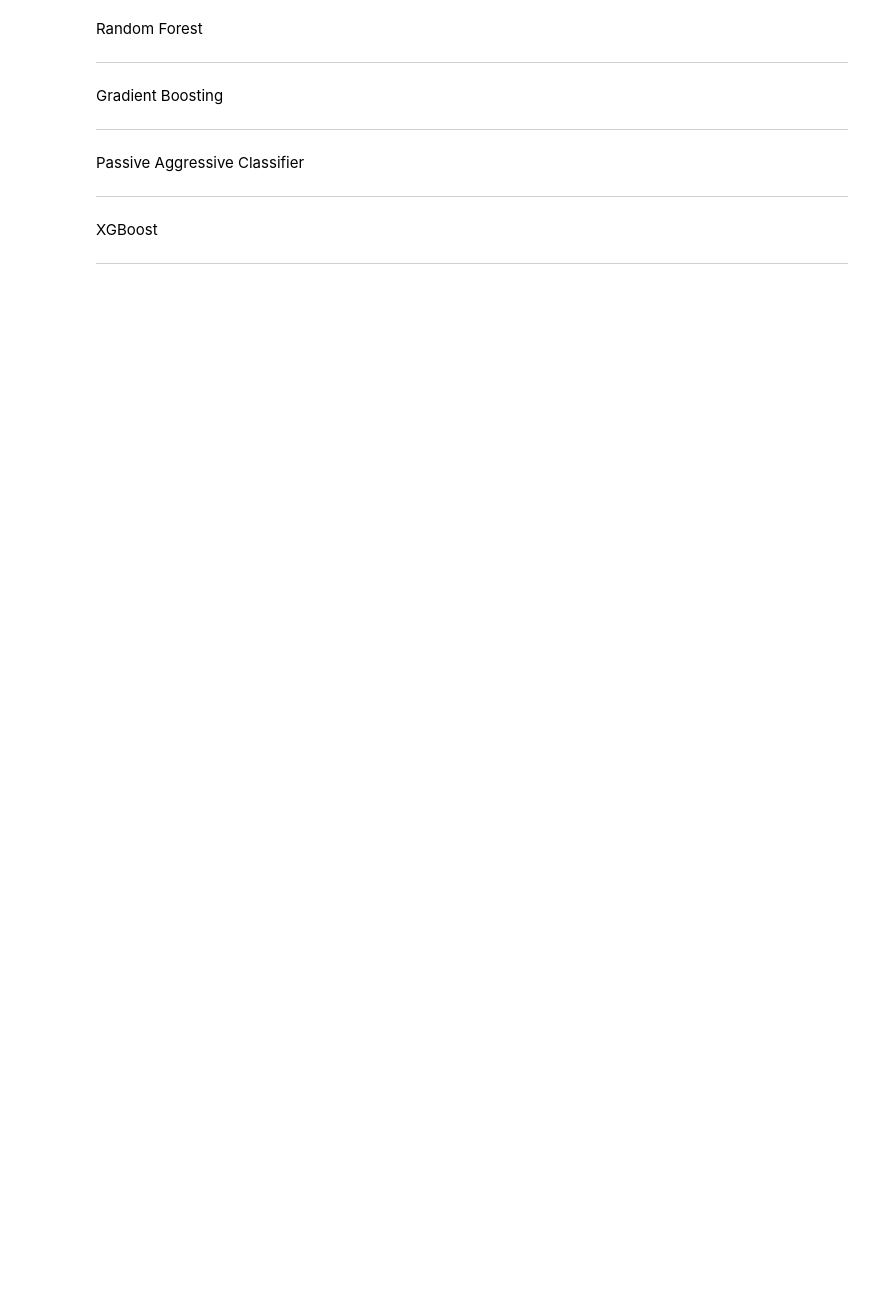
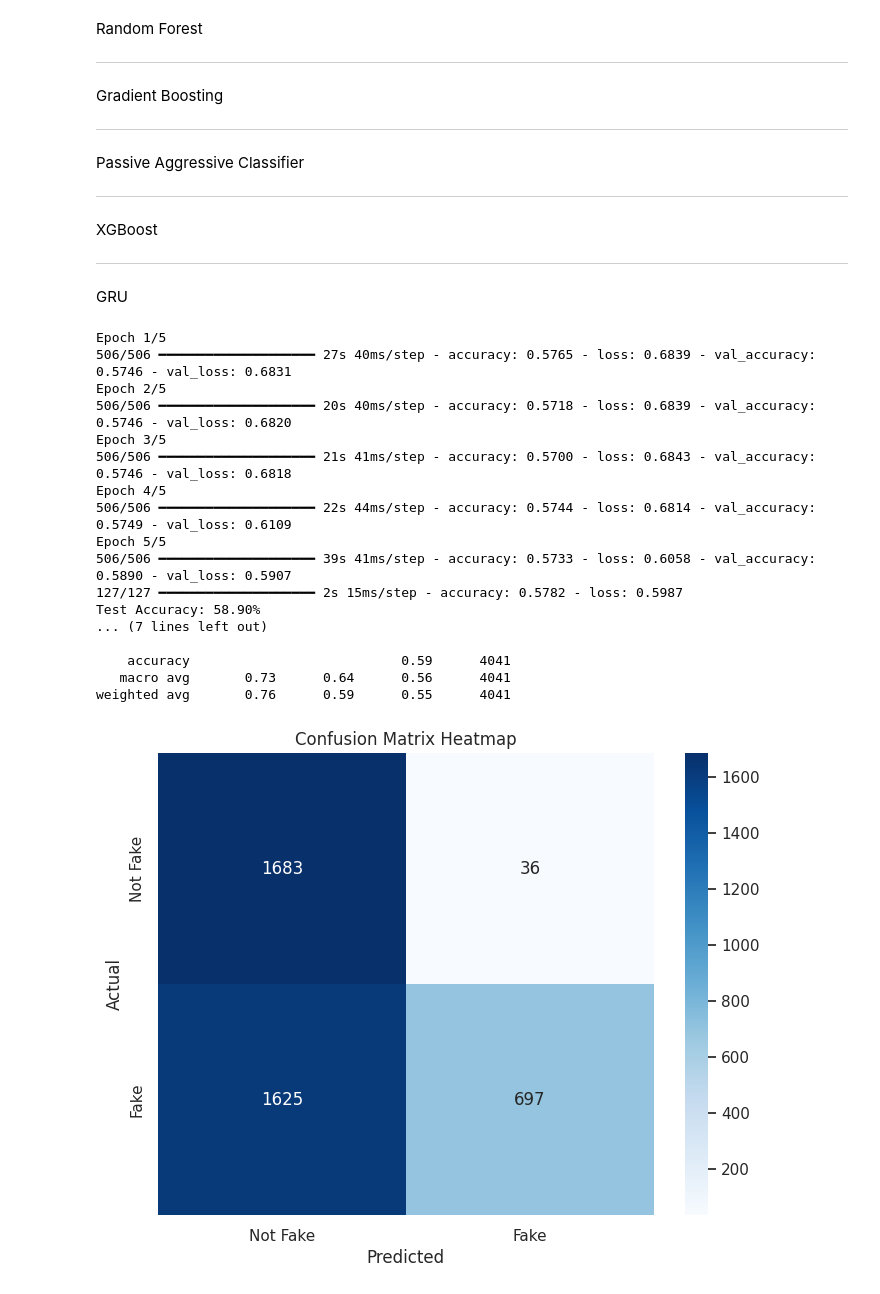
Before and after one commit to nathanael6556/fake-news-detection, a Jupyter notebook: digitalent_model_v2.ipynb, the cells around one changed output. Cells and saved outputs as stored; diff of their text form; code cells hidden in the pictures; blank space fills up the shorter version.

```diff
--- a/digitalent_model_v2.ipynb
+++ b/digitalent_model_v2.ipynb
@@ -1135,3 +1069,81 @@ plt.xlabel('Predicted')
 plt.ylabel('Actual')
 plt.title('Confusion Matrix Heatmap')
 plt.show()
+# %% [markdown]
+GRU
+# %%
+import numpy as np
+from sklearn.metrics import classification_report, confusion_matrix
+from tensorflow.keras.preprocessing.text import Tokenizer
+from tensorflow.keras.preprocessing.sequence import pad_sequences
+from tensorflow.keras.models import Sequential
+from tensorflow.keras.layers import Embedding, GRU, Dense, Dropout
+from sklearn.model_selection import train_test_split
+import seaborn as sns
+import matplotlib.pyplot as plt
+
+X = elongated["news"]
+y = elongated["is_fake"]
+
+X_train, X_test, y_train, y_test = train_test_split(
+    X, y, test_size=0.2, random_state=17, stratify=y
+)
+
+maxlen = 1000
+tokenizer = Tokenizer(num_words=10000)
+tokenizer.fit_on_texts(X)
+
+X_train_seq = tokenizer.texts_to_sequences(X_train)
+X_test_seq = tokenizer.texts_to_sequences(X_test)
+
+X_train_pad = pad_sequences(X_train_seq, maxlen=maxlen, padding='post')
+X_test_pad = pad_sequences(X_test_seq, maxlen=maxlen, padding='post')
+
+model = Sequential()
+model.add(Embedding(input_dim=10000, output_dim=128))
+model.add(GRU(128, return_sequences=False))
+model.add(Dropout(0.5))
+model.add(Dense(1, activation='sigmoid'))
+
+model.compile(optimizer='adam', loss='binary_crossentropy', metrics=['accuracy'])
+
+history = model.fit(X_train_pad, y_train, epochs=5, batch_size=32, validation_data=(X_test_pad, y_test))
+
+loss, accuracy = model.evaluate(X_test_pad, y_test)
+print(f"Test Accuracy: {accuracy * 100:.2f}%")
+
+pred = model.predict(X_test_pad)
+y_pred = (pred > 0.5).astype("int32").flatten()
+
+cfm = confusion_matrix(y_test, y_pred)
+print(cfm)
+
+print(classification_report(y_test, y_pred))
+
+plt.figure(figsize=(8, 6))
+sns.heatmap(cfm, fmt='.0f', annot=True, cmap='Blues',
+            xticklabels=['Not Fake', 'Fake'],
+            yticklabels=['Not Fake', 'Fake'])
+plt.xlabel('Predicted')
+plt.ylabel('Actual')
+plt.title('Confusion Matrix Heatmap')
+plt.show()
+# %% [output]
+Epoch 1/5
+506/506 ━━━━━━━━━━━━━━━━━━━━ 27s 40ms/step - accuracy: 0.5765 - loss: 0.6839 - val_accuracy: 0.5746 - val_loss: 0.6831
+Epoch 2/5
+506/506 ━━━━━━━━━━━━━━━━━━━━ 20s 40ms/step - accuracy: 0.5718 - loss: 0.6839 - val_accuracy: 0.5746 - val_loss: 0.6820
+Epoch 3/5
+506/506 ━━━━━━━━━━━━━━━━━━━━ 21s 41ms/step - accuracy: 0.5700 - loss: 0.6843 - val_accuracy: 0.5746 - val_loss: 0.6818
+Epoch 4/5
+506/506 ━━━━━━━━━━━━━━━━━━━━ 22s 44ms/step - accuracy: 0.5744 - loss: 0.6814 - val_accuracy: 0.5749 - val_loss: 0.6109
+Epoch 5/5
+506/506 ━━━━━━━━━━━━━━━━━━━━ 39s 41ms/step - accuracy: 0.5733 - loss: 0.6058 - val_accuracy: 0.5890 - val_loss: 0.5907
+127/127 ━━━━━━━━━━━━━━━━━━━━ 2s 15ms/step - accuracy: 0.5782 - loss: 0.5987
+Test Accuracy: 58.90%
+... (7 lines left out)
+
+    accuracy                           0.59      4041
+   macro avg       0.73      0.64      0.56      4041
+weighted avg       0.76      0.59      0.55      4041
+[figure, added]
```
Also changed, not shown: parts of 14 cells of this notebook, 3 other files.
